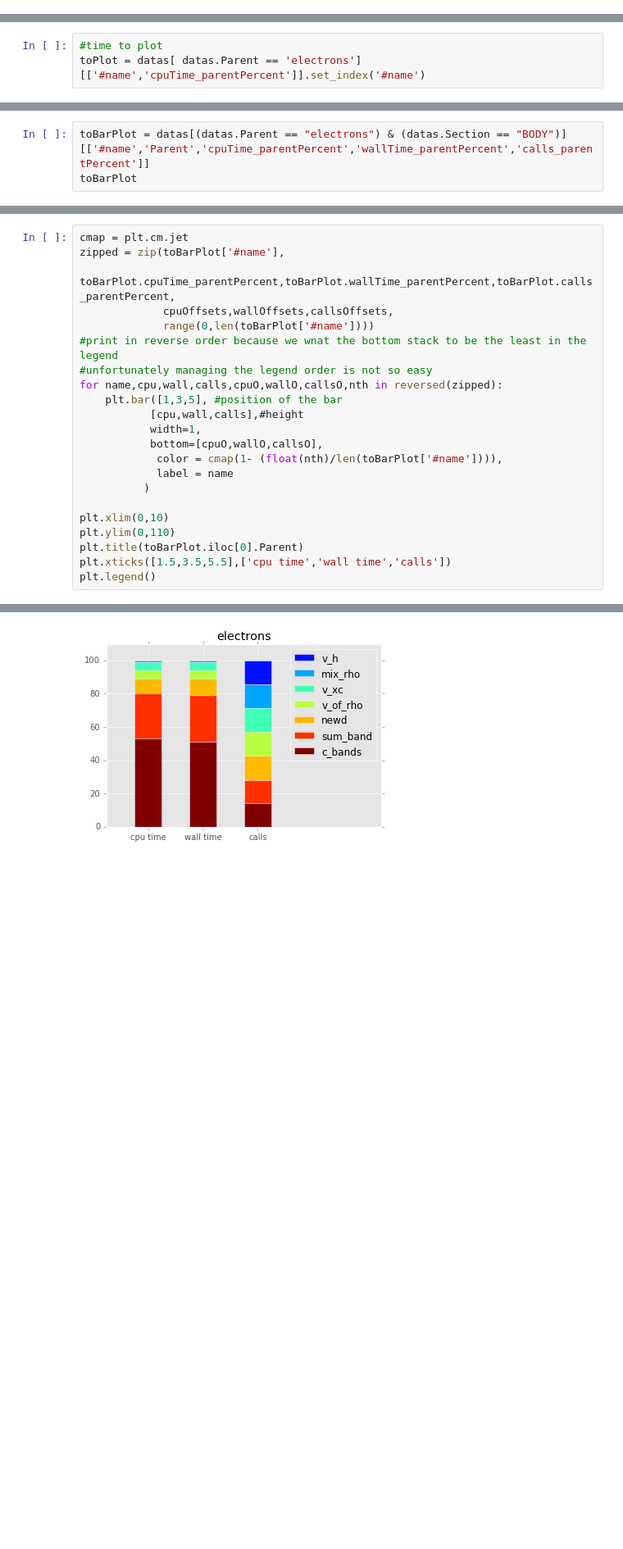
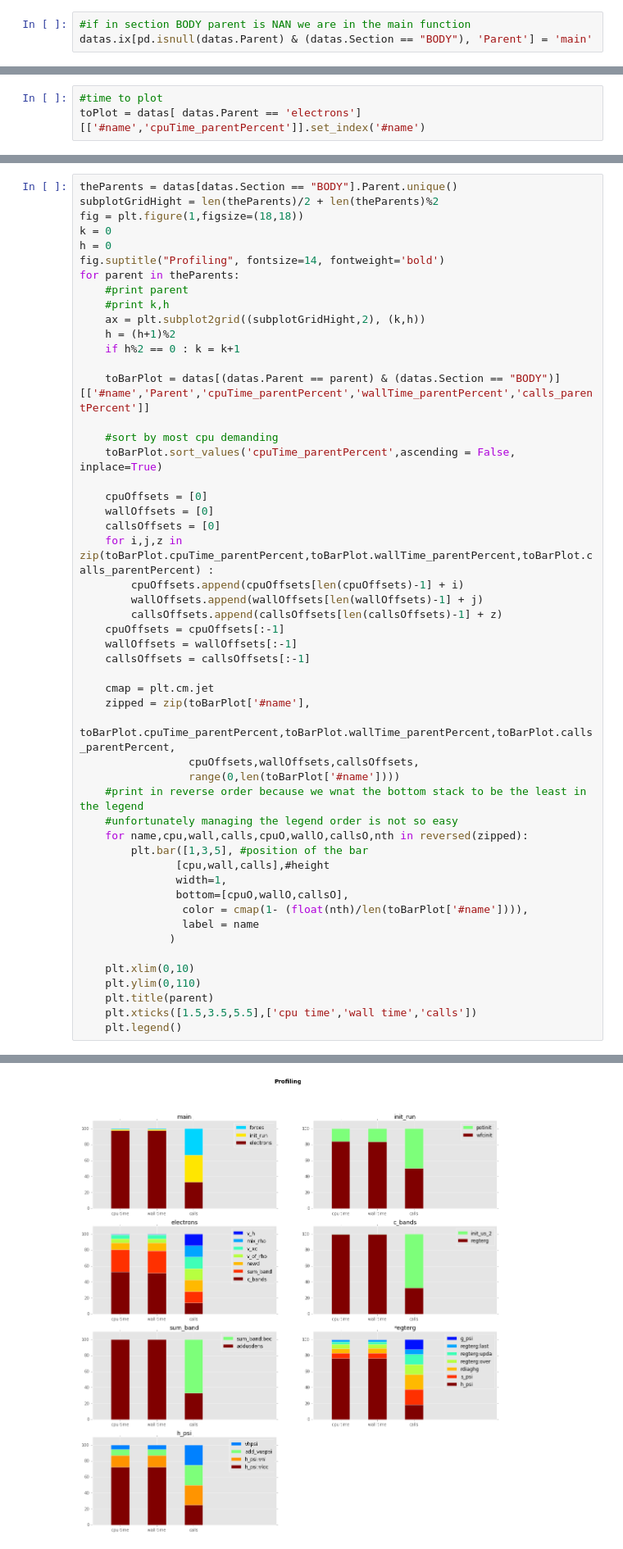
Before and after one commit to gioruffa/qetools, a Jupyter notebook: plotter.ipynb, the cells around one changed output, grey strips where cells are left out. Shown at 82% size. Saved outputs shown, nothing was run; the diff lists cells and outputs as text; blank space fills up the shorter version.

Commit message:
added subplots

```diff
--- a/plotter.ipynb
+++ b/plotter.ipynb
@@ -41,6 +41,9 @@ def computeParentPercentAll(experimentData):
     return experimentData
 # %%
 datas = pd.read_csv('Co3O4-H2-conf1-scf.csv', skiprows=3,header=0)
+# %%
+#if in section BODY parent is NAN we are in the main function
+datas.ix[pd.isnull(datas.Parent) & (datas.Section == "BODY"), 'Parent'] = 'main'
 # %%
 #computeParentPercent(datas,'electrons','cpuTime')
 #computeParentPercent(datas,'electrons','wallTime')
@@ -78,6 +81,3 @@ plt.show()
 #the idea is to make a pie or a bar plot for every parent and make a nice figure
 # %% [output]
 [figure]
-# %%
-toBarPlot = datas[(datas.Parent == "electrons") & (datas.Section == "BODY")][['#name','Parent','cpuTime_parentPercent','wallTime_parentPercent','calls_parentPercent']]
-toBarPlot
@@ -118,23 +84,52 @@ callsOffsets = callsOffsets[:-1]
 # %%
-cmap = plt.cm.jet
-zipped = zip(toBarPlot['#name'],
-             toBarPlot.cpuTime_parentPercent,toBarPlot.wallTime_parentPercent,toBarPlot.calls_parentPercent,
-             cpuOffsets,wallOffsets,callsOffsets,
-             range(0,len(toBarPlot['#name'])))
-#print in reverse order because we wnat the bottom stack to be the least in the legend
-#unfortunately managing the legend order is not so easy
-for name,cpu,wall,calls,cpuO,wallO,callsO,nth in reversed(zipped):
-    plt.bar([1,3,5], #position of the bar
-           [cpu,wall,calls],#height
-           width=1,
-           bottom=[cpuO,wallO,callsO],
-            color = cmap(1- (float(nth)/len(toBarPlot['#name']))),
-            label = name
-          )
+theParents = datas[datas.Section == "BODY"].Parent.unique()
+subplotGridHight = len(theParents)/2 + len(theParents)%2
+fig = plt.figure(1,figsize=(18,18))
+k = 0
+h = 0
+fig.suptitle("Profiling", fontsize=14, fontweight='bold')
+for parent in theParents:
+    #print parent
+    #print k,h
+    ax = plt.subplot2grid((subplotGridHight,2), (k,h))
+    h = (h+1)%2
+    if h%2 == 0 : k = k+1
 
-plt.xlim(0,10)
-plt.ylim(0,110)
-plt.title(toBarPlot.iloc[0].Parent)
-plt.xticks([1.5,3.5,5.5],['cpu time','wall time','calls'])
-plt.legend()
+    toBarPlot = datas[(datas.Parent == parent) & (datas.Section == "BODY")][['#name','Parent','cpuTime_parentPercent','wallTime_parentPercent','calls_parentPercent']]
+
+    #sort by most cpu demanding
+    toBarPlot.sort_values('cpuTime_parentPercent',ascending = False, inplace=True)
+
+    cpuOffsets = [0]
+    wallOffsets = [0]
+    callsOffsets = [0]
+    for i,j,z in zip(toBarPlot.cpuTime_parentPercent,toBarPlot.wallTime_parentPercent,toBarPlot.calls_parentPercent) :
+        cpuOffsets.append(cpuOffsets[len(cpuOffsets)-1] + i)
+        wallOffsets.append(wallOffsets[len(wallOffsets)-1] + j)
+        callsOffsets.append(callsOffsets[len(callsOffsets)-1] + z)
+    cpuOffsets = cpuOffsets[:-1]
+    wallOffsets = wallOffsets[:-1]
+    callsOffsets = callsOffsets[:-1]
+
+    cmap = plt.cm.jet
+    zipped = zip(toBarPlot['#name'],
+                 toBarPlot.cpuTime_parentPercent,toBarPlot.wallTime_parentPercent,toBarPlot.calls_parentPercent,
+                 cpuOffsets,wallOffsets,callsOffsets,
+                 range(0,len(toBarPlot['#name'])))
+    #print in reverse order because we wnat the bottom stack to be the least in the legend
+    #unfortunately managing the legend order is not so easy
+    for name,cpu,wall,calls,cpuO,wallO,callsO,nth in reversed(zipped):
+        plt.bar([1,3,5], #position of the bar
+               [cpu,wall,calls],#height
+               width=1,
+               bottom=[cpuO,wallO,callsO],
+                color = cmap(1- (float(nth)/len(toBarPlot['#name']))),
+                label = name
+              )
+
+    plt.xlim(0,10)
+    plt.ylim(0,110)
+    plt.title(parent)
+    plt.xticks([1.5,3.5,5.5],['cpu time','wall time','calls'])
+    plt.legend()
 # %% [output]
@@ -142 +136 @@ plt.legend()
-[figure, old version]
+[figure, new version]
```
Also changed, not shown: parts of 6 cells of this notebook.
